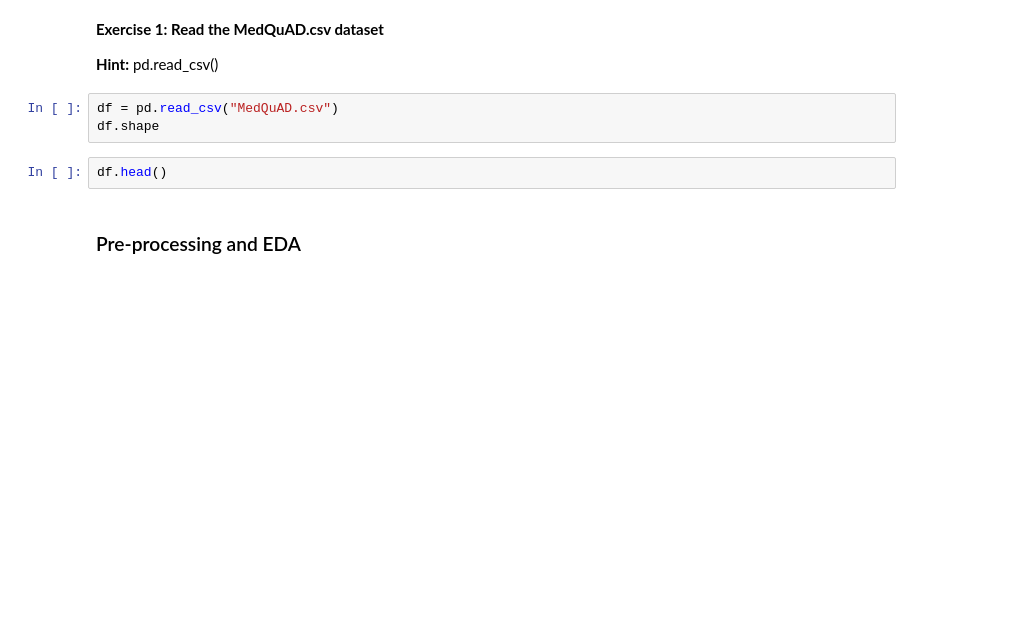
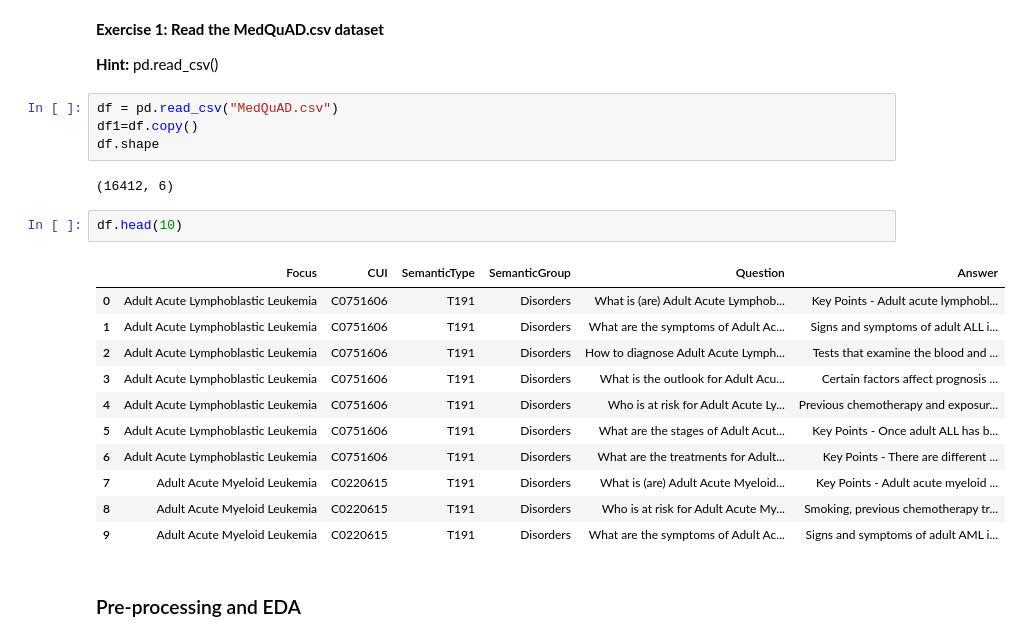
Before and after one commit to Vivek-Sajjan/DS_Projects, a Jupyter notebook: M6_NB_MiniProject_1_Medical_Q&A_GPT2.ipynb, the cells around one changed output. Saved outputs shown, nothing was run; the diff lists cells and outputs as text; blank space fills up the shorter version.

```diff
--- a/M6_NB_MiniProject_1_Medical_Q&A_GPT2.ipynb
+++ b/M6_NB_MiniProject_1_Medical_Q&A_GPT2.ipynb
@@ -68,9 +68,24 @@ warnings.filterwarnings('ignore')
 **Hint:** pd.read_csv()
 # %%
 df = pd.read_csv("MedQuAD.csv")
+df1=df.copy()
 df.shape
+# %% [output]
+(16412, 6)
 # %%
-df.head()
+df.head(10)
+# %% [output]
+|  | Focus | CUI | SemanticType | SemanticGroup | Question | Answer |
+| 0 | Adult Acute Lymphoblastic Leukemia | C0751606 | T191 | Disorders | What is (are) Adult Acute Lymphob... | Key Points - Adult acute lymphobl... |
+| 1 | Adult Acute Lymphoblastic Leukemia | C0751606 | T191 | Disorders | What are the symptoms of Adult Ac... | Signs and symptoms of adult ALL i... |
+| 2 | Adult Acute Lymphoblastic Leukemia | C0751606 | T191 | Disorders | How to diagnose Adult Acute Lymph... | Tests that examine the blood and ... |
+| 3 | Adult Acute Lymphoblastic Leukemia | C0751606 | T191 | Disorders | What is the outlook for Adult Acu... | Certain factors affect prognosis ... |
+| 4 | Adult Acute Lymphoblastic Leukemia | C0751606 | T191 | Disorders | Who is at risk for Adult Acute Ly... | Previous chemotherapy and exposur... |
+| 5 | Adult Acute Lymphoblastic Leukemia | C0751606 | T191 | Disorders | What are the stages of Adult Acut... | Key Points - Once adult ALL has b... |
+| 6 | Adult Acute Lymphoblastic Leukemia | C0751606 | T191 | Disorders | What are the treatments for Adult... | Key Points - There are different ... |
+| 7 | Adult Acute Myeloid Leukemia | C0220615 | T191 | Disorders | What is (are) Adult Acute Myeloid... | Key Points - Adult acute myeloid ... |
+| 8 | Adult Acute Myeloid Leukemia | C0220615 | T191 | Disorders | Who is at risk for Adult Acute My... | Smoking, previous chemotherapy tr... |
+| 9 | Adult Acute Myeloid Leukemia | C0220615 | T191 | Disorders | What are the symptoms of Adult Ac... | Signs and symptoms of adult AML i... |
 # %% [markdown]
 ### Pre-processing and EDA
 # %% [markdown]
```
Also changed, not shown: parts of 14 cells of this notebook.
